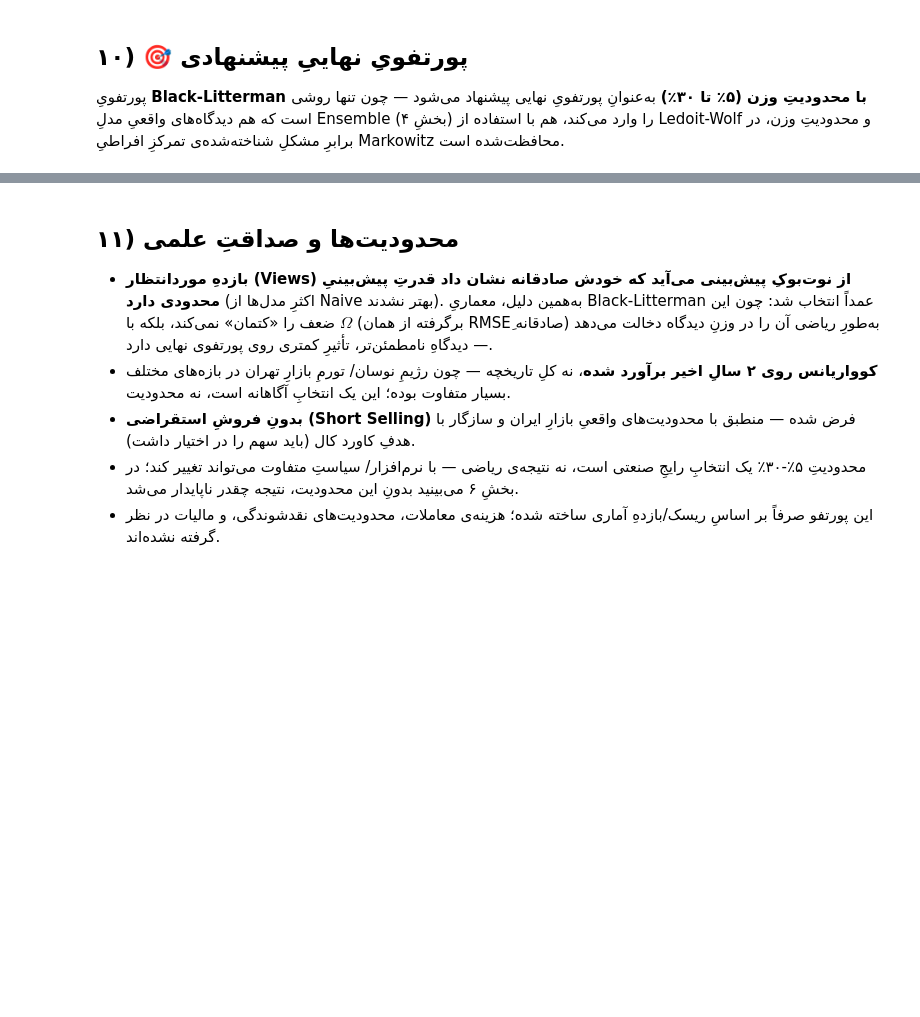
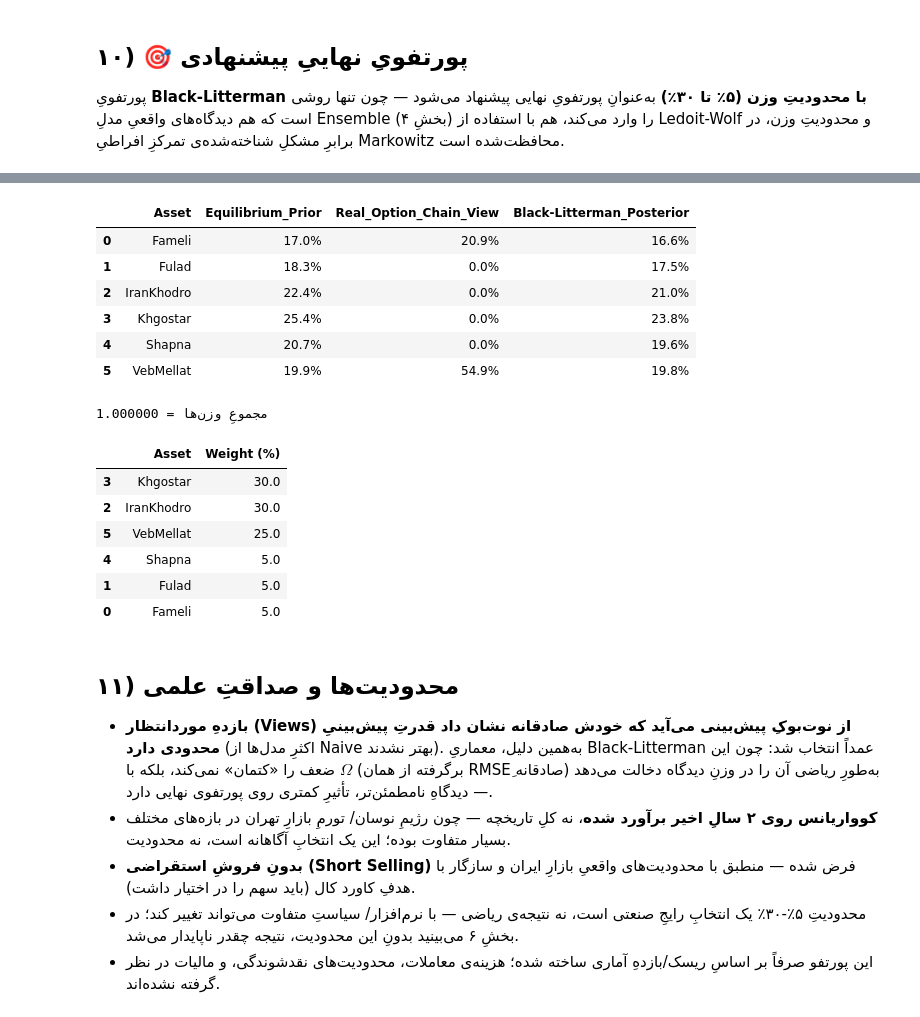
Before and after one commit to behzadkhlj/CoveredCall, a Jupyter notebook: portfolio_construction.ipynb, the cells around one changed output, grey strips where cells are left out. Saved outputs shown, nothing was run; the diff lists cells and outputs as text; code cells hidden in the pictures; blank space fills up the shorter version.

```diff
--- a/portfolio_construction.ipynb
+++ b/portfolio_construction.ipynb
@@ -483,3 +499,44 @@ plt.show()
+# %%
+
+real_fc = pd.read_csv(DATA_DIR + 'real_option_chain_forecast.csv').set_index('Asset')
+
+Q_real = np.array([real_fc.loc[n, 'Predicted_Return_pct'] / 100 * 252 / real_fc.loc[n, 'H_Trading_Days']
+                    for n in ASSET_NAMES])
+omega_real_diag = np.array([
+    (real_fc.loc[n, 'Val_RMSE_logret'] * np.sqrt(252 / real_fc.loc[n, 'H_Trading_Days'])) ** 2
+    for n in ASSET_NAMES])
+Omega_real = np.diag(omega_real_diag)
+
+tauSigma_inv = np.linalg.inv(TAU * Sigma_ann)
+Omega_real_inv = np.linalg.inv(Omega_real)
+M_real = np.linalg.inv(tauSigma_inv + P.T @ Omega_real_inv @ P)
+Pi_BL_real = M_real @ (tauSigma_inv @ Pi + P.T @ Omega_real_inv @ Q_real)
+
+real_bl_df = pd.DataFrame({'Asset': ASSET_NAMES, 'Equilibrium_Prior': Pi,
+                            'Real_Option_Chain_View': Q_real, 'Black-Litterman_Posterior': Pi_BL_real})
+display(real_bl_df.style.format({c: '{:.1%}' for c in real_bl_df.columns if c != 'Asset'}))
+
+w_bl_real = optimize_max_sharpe(Pi_BL_real, Sigma_ann, RISK_FREE_RATE, lb=W_MIN, ub=W_MAX)
+real_final_df = pd.DataFrame({'Asset': ASSET_NAMES, 'Weight': w_bl_real}).sort_values('Weight', ascending=False)
+real_final_df['Weight_pct'] = (real_final_df['Weight'] * 100).round(2)
+print(f"مجموعِ وزن‌ها = {real_final_df['Weight'].sum():.6f}\n")
+display(real_final_df[['Asset', 'Weight_pct']].rename(columns={'Weight_pct': 'Weight (%)'}))
+# %% [output]
+|  | Asset | Equilibrium_Prior | Real_Option_Chain_View | Black-Litterman_Posterior |
+| 0 | Fameli | 17.0% | 20.9% | 16.6% |
+| 1 | Fulad | 18.3% | 0.0% | 17.5% |
+| 2 | IranKhodro | 22.4% | 0.0% | 21.0% |
+| 3 | Khgostar | 25.4% | 0.0% | 23.8% |
+| 4 | Shapna | 20.7% | 0.0% | 19.6% |
+| 5 | VebMellat | 19.9% | 54.9% | 19.8% |
+مجموعِ وزن‌ها = 1.000000
+|  | Asset | Weight (%) |
+| 3 | Khgostar | 30.0 |
+| 2 | IranKhodro | 30.0 |
+| 5 | VebMellat | 25.0 |
+| 4 | Shapna | 5.0 |
+| 1 | Fulad | 5.0 |
+| 0 | Fameli | 5.0 |
 # %% [markdown]
 ## ۱۱) محدودیت‌ها و صداقتِ علمی
 
```
Also changed, not shown: parts of 7 cells of this notebook, 9 other files.
